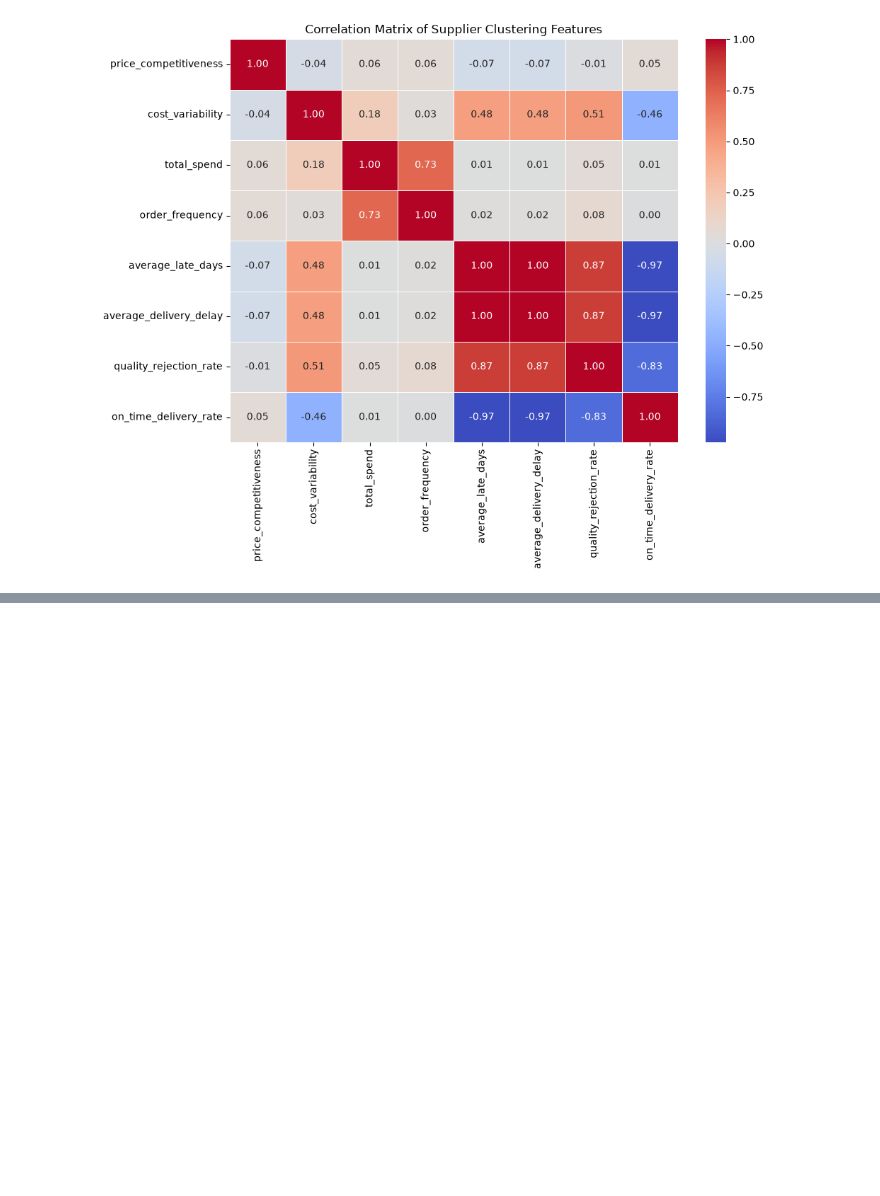
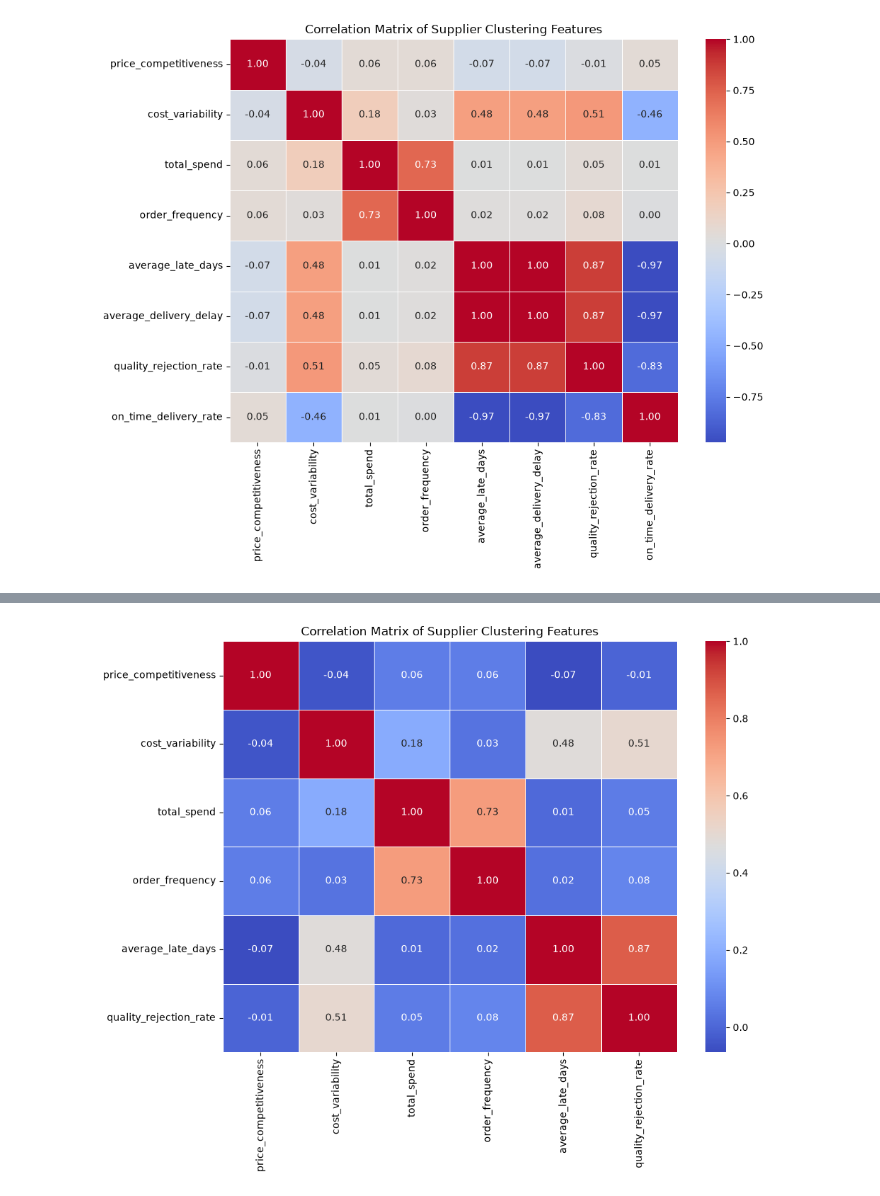
Before and after one commit to Kiran-Samuel/Supplier_clustering, a Jupyter notebook: research/04_feature_selection.ipynb, the cells around one changed output, grey strips where cells are left out. Drawn from its saved outputs; the diff is of its cells as text; code cells hidden in the pictures; blank space fills up the shorter version.

```diff
--- a/research/04_feature_selection.ipynb
+++ b/research/04_feature_selection.ipynb
@@ -150,0 +151,2 @@ plt.show()
+# %%
+df2 = df1.copy()
@@ -150,0 +158,2 @@ plt.show()
+# %%
+df2.drop(columns =['average_delivery_delay','on_time_delivery_rate'], inplace=True)
@@ -150,0 +213,3 @@ plt.show()
+# %%
+corr_2 = df2.corr()
+corr_2
@@ -150,0 +224,19 @@ plt.show()
+# %%
+import matplotlib.pyplot as plt
+import seaborn as sns
+
+plt.figure(figsize=(10, 8))
+
+sns.heatmap(
+    corr_2,
+    annot=True,
+    cmap="coolwarm",
+    fmt=".2f",
+    linewidths=0.5
+)
+
+plt.title("Correlation Matrix of Supplier Clustering Features")
+plt.tight_layout()
+plt.show()
+# %% [output]
+[figure, added]
```
Also changed, not shown: parts of 13 cells of this notebook, 11 other files.
